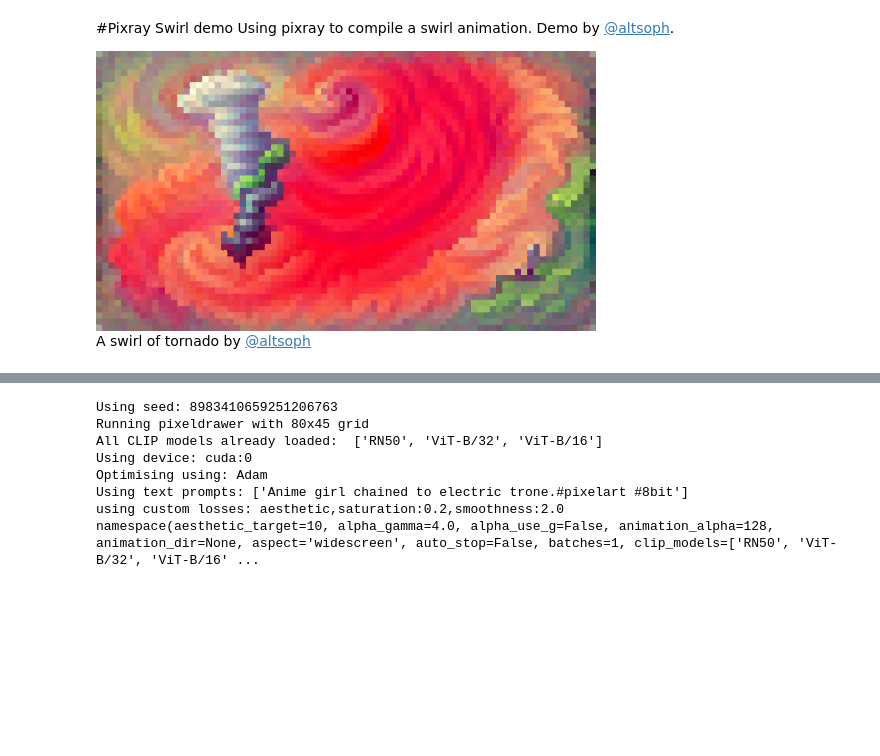
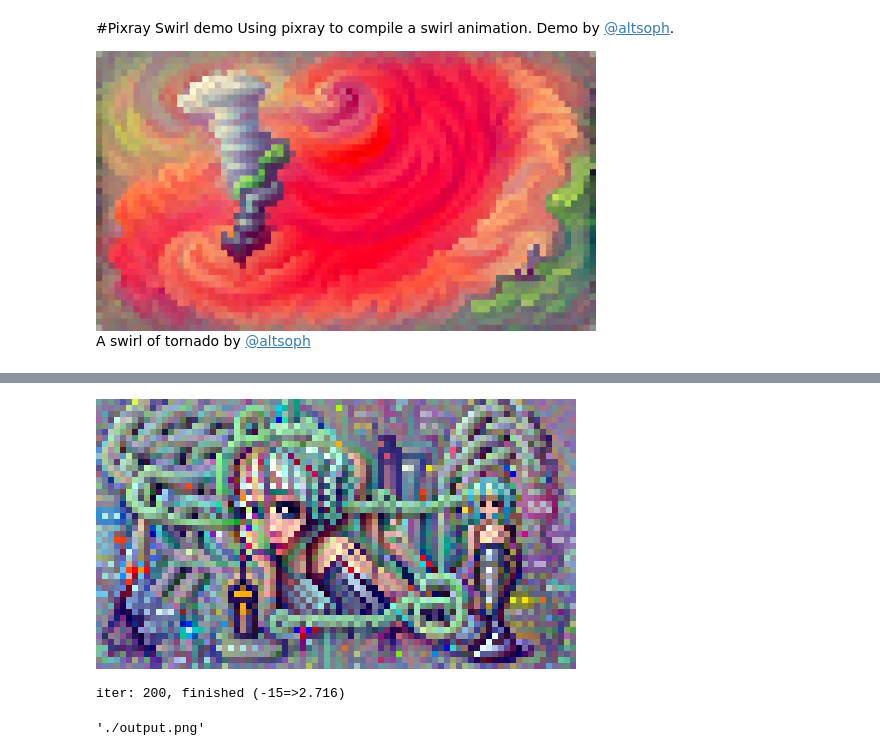
Before and after one commit to realgdman/NNotebooks, a Jupyter notebook: demos/Pixray_Swirl_Demo.ipynb, the cells around one changed output, grey strips where cells are left out. Saved outputs shown, nothing was run; the diff lists cells and outputs as text; code cells hidden in the pictures; blank space fills up the shorter version.

```diff
--- a/demos/Pixray_Swirl_Demo.ipynb
+++ b/demos/Pixray_Swirl_Demo.ipynb
@@ -175,7 +175,7 @@ display(IPython.display.Javascript(js_code))
 #@markdown If PixelDraw is not used, it will use VQGAN instead.
 #@markdown <br>
 
-prompts = "Anime girl chained to electric trone.#pixelart #8bit" #@param {type:"string"}
+prompts = "Anime girl chained with chains to electric trone.#pixelart #8bit" #@param {type:"string"}
 
 aspect = "widescreen" ##param ["widescreen", "square"]
 
@@ -208,45 +208,39 @@ import pixray
 
 # these are good settings for pixeldraw
 pixray.reset_settings()
 pixray.add_settings(prompts=prompts)
 pixray.add_settings(aspect=aspect)
 pixray.add_settings(quality="better", scale=2.5)
-#pixray.add_settings(display_clear=True)
+pixray.add_settings(display_clear=True)
 
 pixray.add_settings(drawer="pixel")
 
 # palette = None
 if use_palette and use_palette!='None':
   pixray.add_settings(palette=use_palette)
 
 pixray.add_settings(custom_loss="aesthetic,saturation:0.2,smoothness:2.0", smoothness_type="log")
 
-#pixray.add_settings(noise_prompt_seeds=[1,2,3])
-pixray.add_settings(noise_prompt_seeds=[500])
+pixray.add_settings(noise_prompt_seeds=[1,2,3])
 
 #pixray.add_settings(size=[320,180])
 #pixray.add_settings(pixel_size=[80,45])
 #pixray.add_settings(pixel_size=[160,90])
 
 #pixray.add_settings(iterations=200, display_every=5)
-pixray.add_settings(iterations=120, display_every=5)
+pixray.add_settings(iterations=200, display_every=5)
 
 settings = pixray.apply_settings()
 pixray.do_init(settings)
 print(settings)
 pixray.do_run(settings)
 
 shutil.copy(settings.outdir+'/'+settings.output, './very_first_frame.png')
 shutil.copy(settings.outdir+'/'+settings.output, './output.png')
 # %% [output]
+[figure, added]
-Using seed: 8983410659251206763
-Running pixeldrawer with 80x45 grid
-All CLIP models already loaded:  ['RN50', 'ViT-B/32', 'ViT-B/16']
-Using device: cuda:0
-Optimising using: Adam
-Using text prompts: ['Anime girl chained to electric trone.#pixelart #8bit']
-using custom losses: aesthetic,saturation:0.2,smoothness:2.0
-namespace(aesthetic_target=10, alpha_gamma=4.0, alpha_use_g=False, animation_alpha=128, animation_dir=None, aspect='widescreen', auto_stop=False, batches=1, clip_models=['RN50', 'ViT-B/32', 'ViT-B/16' ...
+iter: 200, finished (-15=>2.716)
+'./output.png'
 # %%
 #@title Make sure you like the first frame, then continue
 # %%
```
Also changed, not shown: parts of 2 cells of this notebook.
